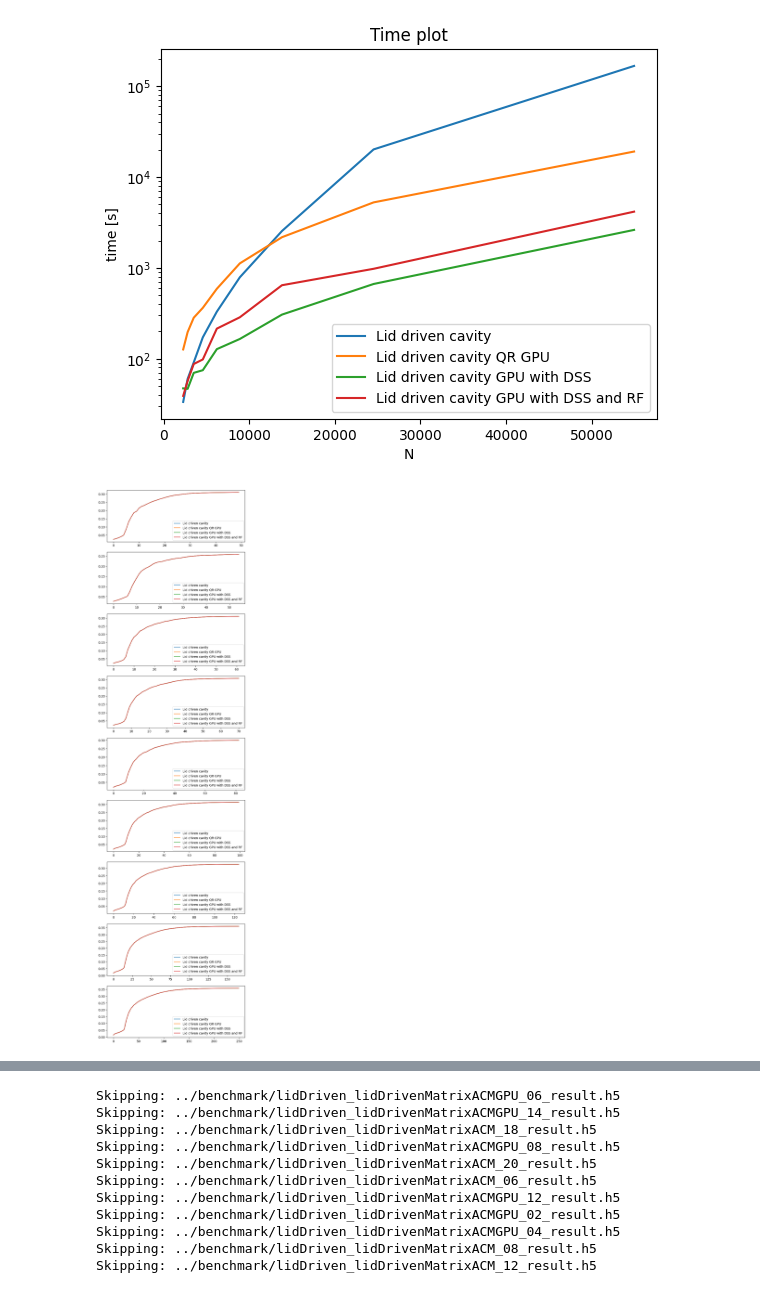
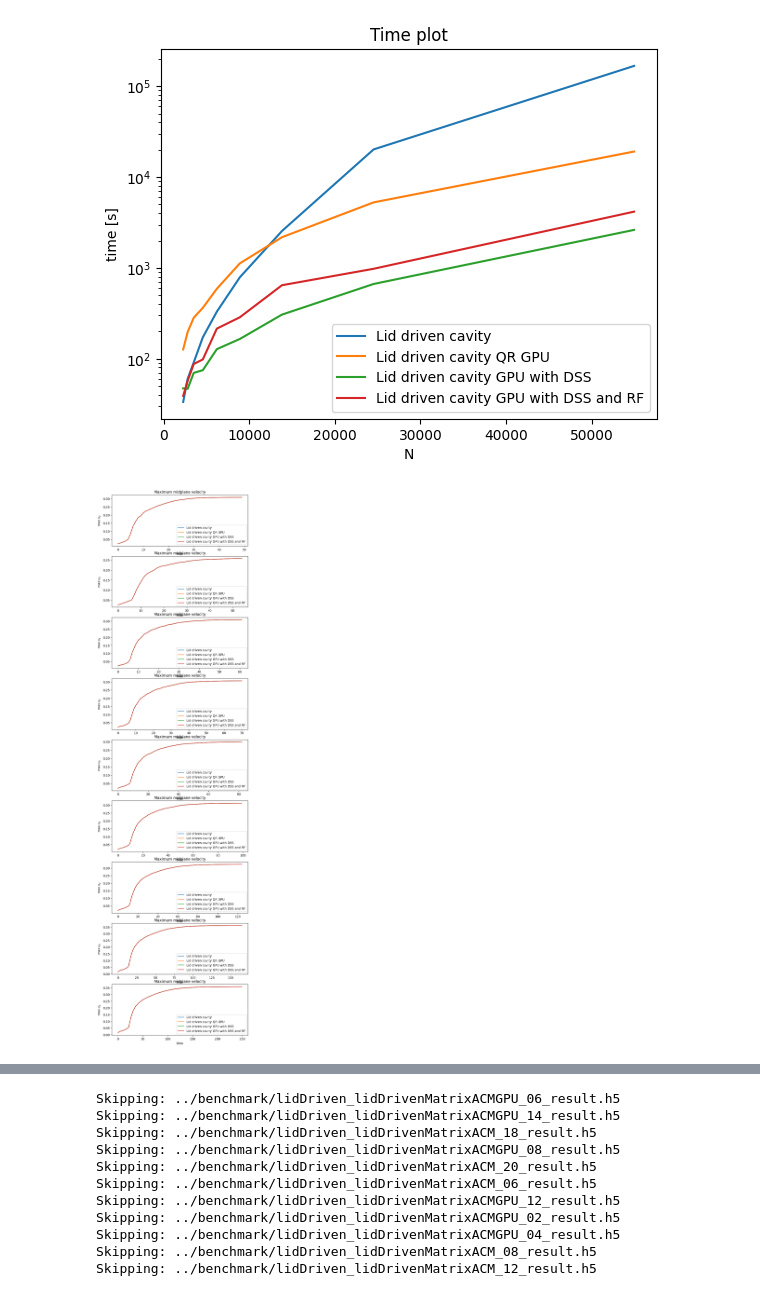
Before and after one commit to ggasper/lid-driven-cavity-gpu, a Jupyter notebook: benchmark/benchmark.ipynb, the cells around one changed output, grey strips where cells are left out. Drawn from its saved outputs; the diff is of its cells as text; code cells hidden in the pictures.

```diff
--- a/benchmark/benchmark.ipynb
+++ b/benchmark/benchmark.ipynb
@@ -101,15 +104,18 @@ ax.legend()
 # %%
 fig, axs = plt.subplots(len(hs), figsize=(8,32))
 for i, h in enumerate(hs):
     for name, (solver_u, solver_p) in programs.items():
         result_file = Path('..') / get_output_path(f"{solver_u}_{solver_p}", h)
         with h5py.File(result_file) as f:
             velocity = np.array(f['max_u_y'], dtype=np.float64)
             xs = list(range(len(velocity[0])))
             axs[i].plot(xs, velocity[0], label=name)
+            axs[i].set_title('Maximum midplane velocity')
+            axs[i].set_xlabel('time')
+            axs[i].set_ylabel('max $u_y$')
             axs[i].legend()
 # %% [output]
-[figure, old version]
+[figure, new version]
 # %%
 fig, axs = plt.subplots(len(hs), figsize=(8,64))
 colors = ['red', 'blue', 'green', 'purple', 'orange']
```
Also changed, not shown: parts of 7 cells of this notebook, 1 other file.
